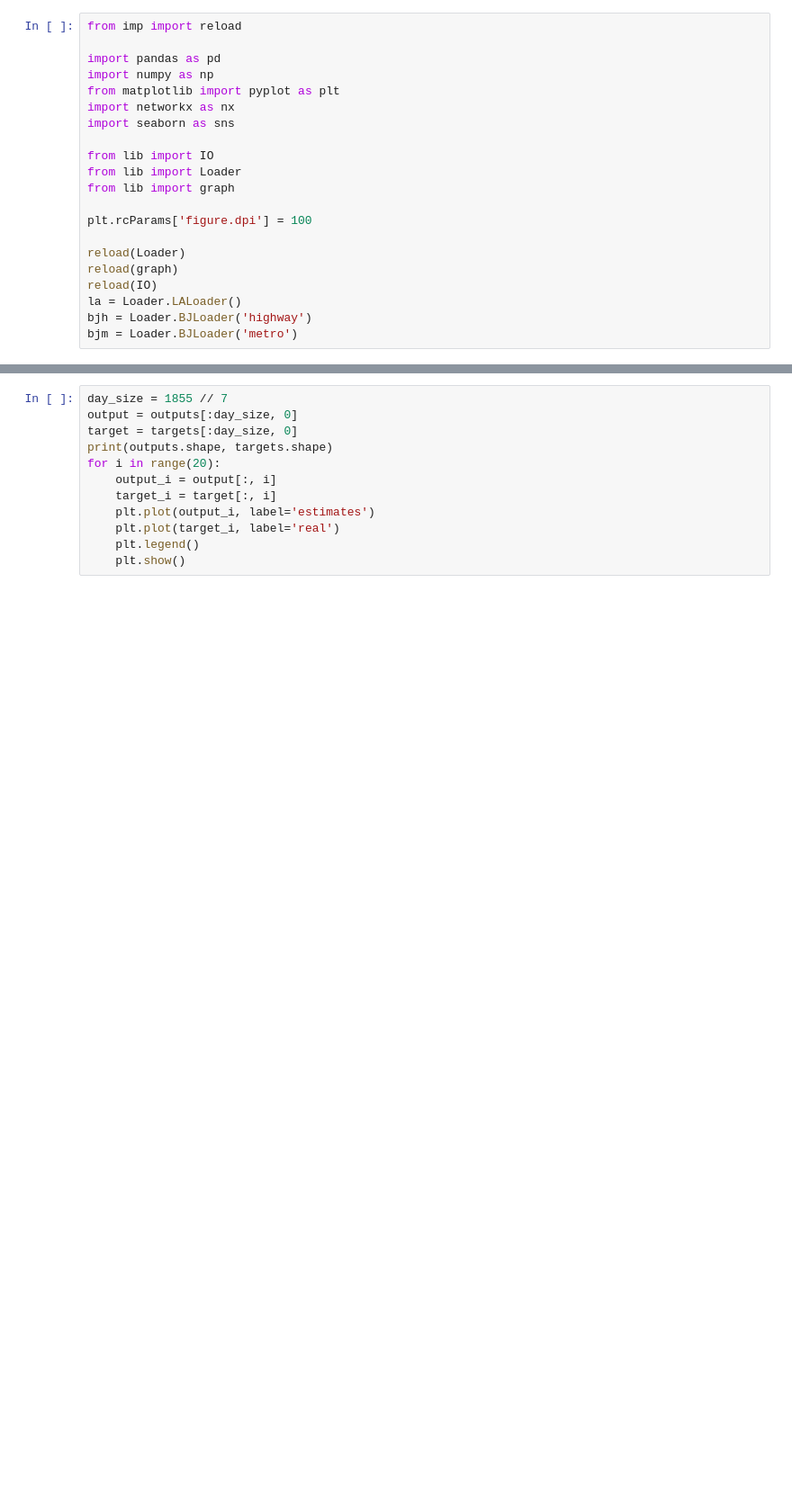
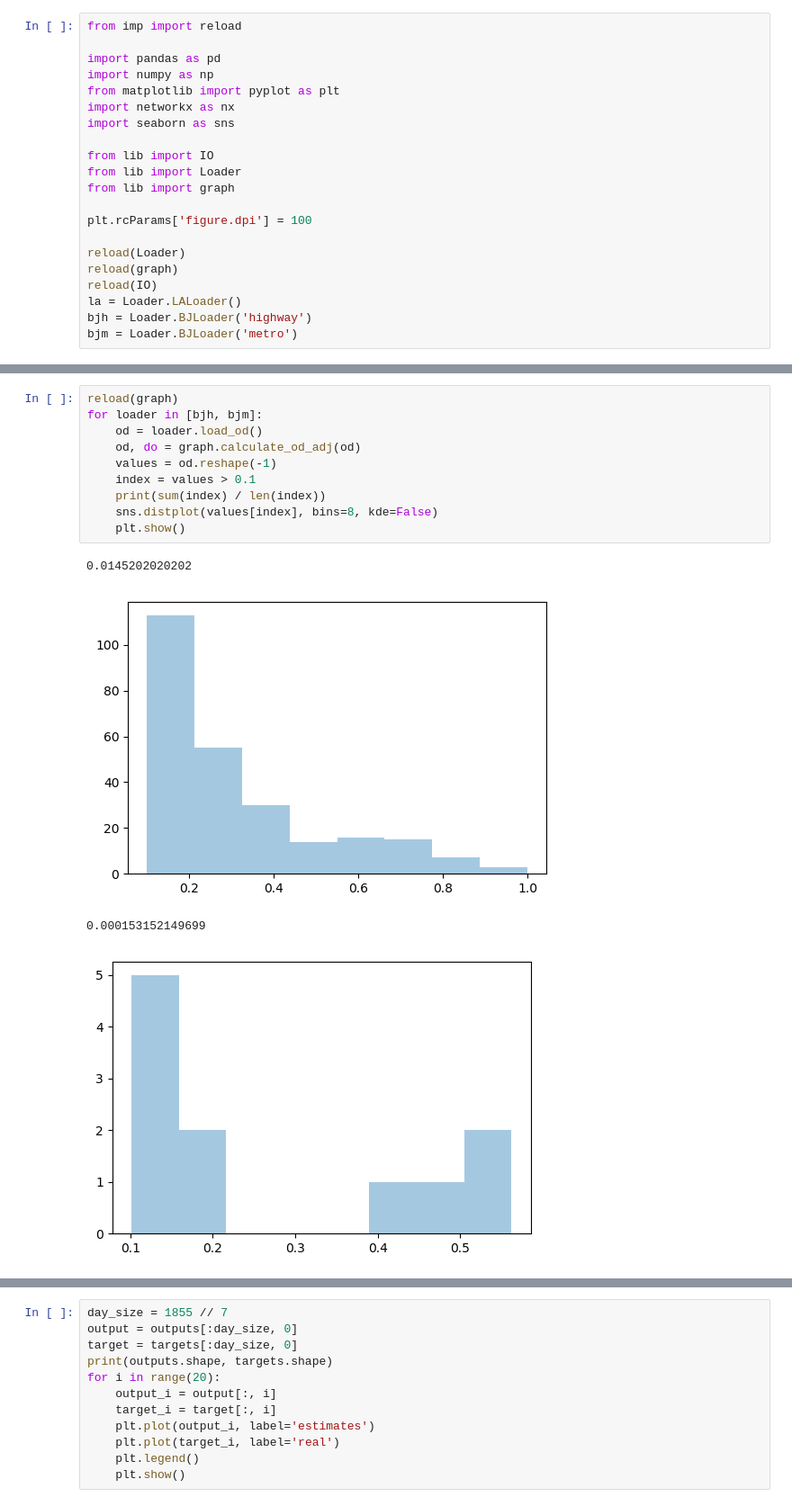
Before and after one commit to shawnwan47/ST_Attention, a Jupyter notebook: Untitled.ipynb, the cells around one changed output, grey strips where cells are left out. Shown at 90% size. Cells and saved outputs as stored; diff of their text form; blank space fills up the shorter version.

```diff
--- a/Untitled.ipynb
+++ b/Untitled.ipynb
@@ -28,3 +65,18 @@ torch.Size([3, 10])
+# %%
+reload(graph)
+for loader in [bjh, bjm]:
+    od = loader.load_od()
+    od, do = graph.calculate_od_adj(od)
+    values = od.reshape(-1)
+    index = values > 0.1
+    print(sum(index) / len(index))
+    sns.distplot(values[index], bins=8, kde=False)
+    plt.show()
+# %% [output]
+0.0145202020202
+[figure, added]
+0.000153152149699
+[figure, added]
 # %%
 MODEL_PATH = 'data/models/LA/GARNNGRUHead4Hid64Lay2NodeTimeDay5min'
 targets, outputs = [], []
```
Also changed, not shown: parts of 8 cells of this notebook, 7 other files.
